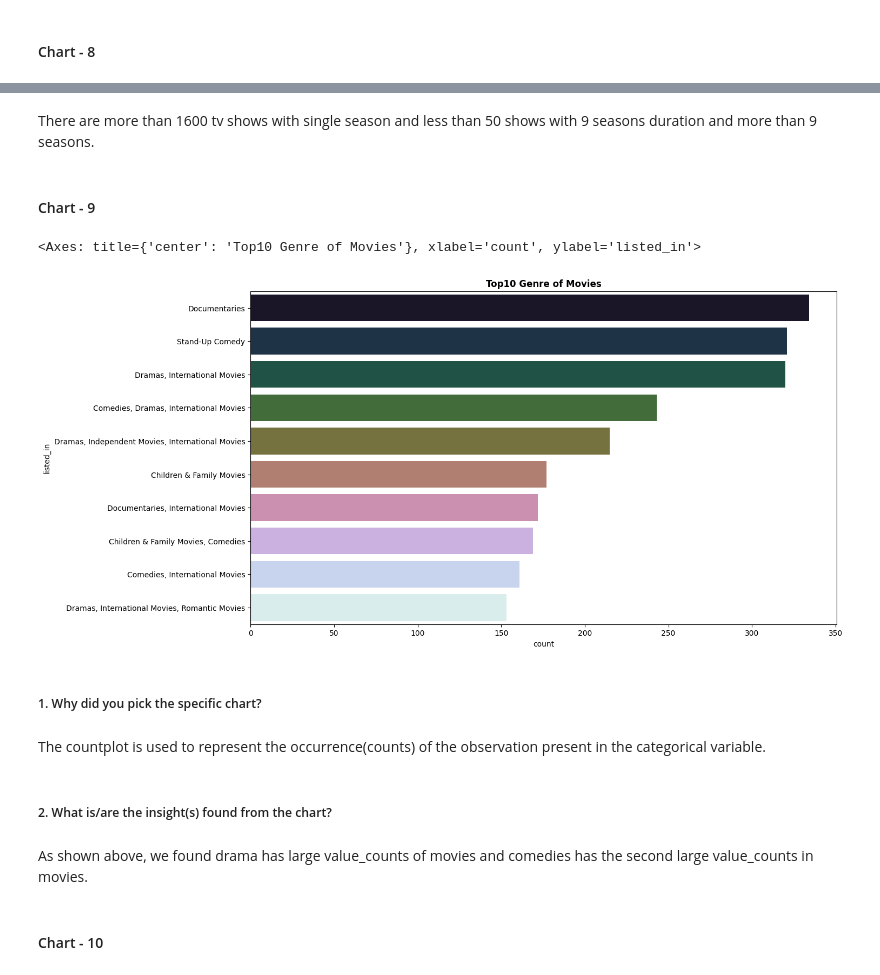
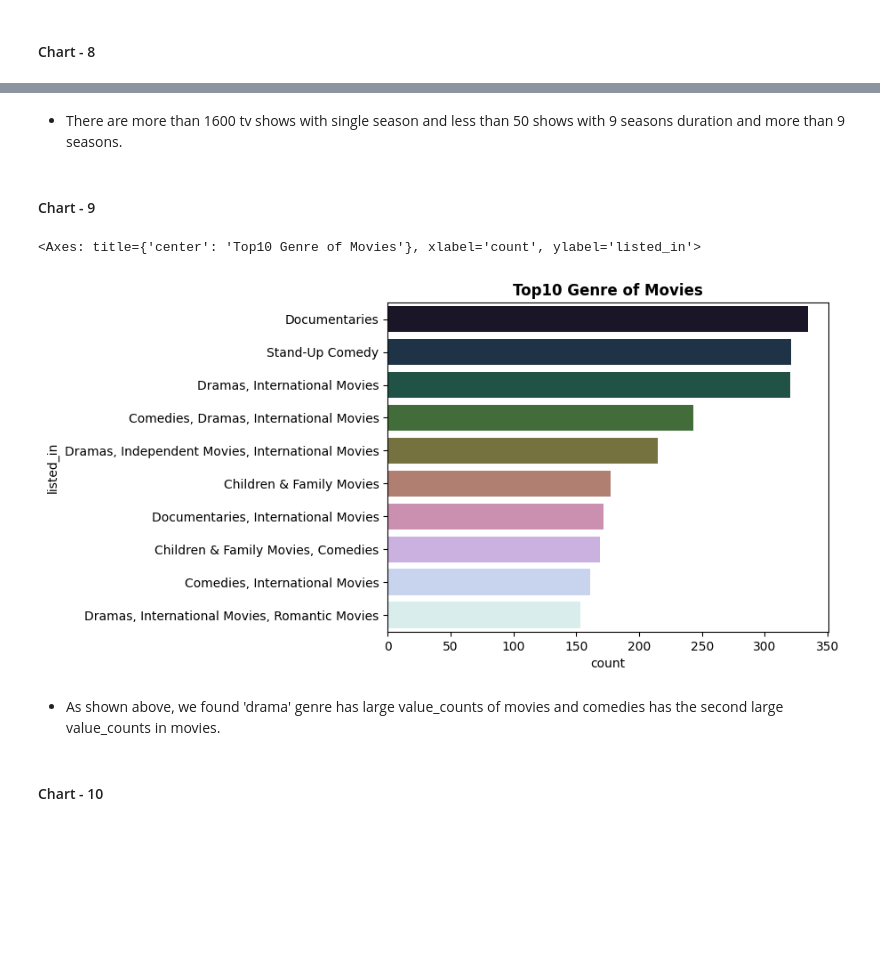
Before and after one commit to RahulI5/Netflix-Movies-and-TV-Shows-Clustering, a Jupyter notebook: Netflix_Movies_and_TV_Shows_Clustering.ipynb, the cells around one changed output, grey strips where cells are left out. Drawn from its saved outputs; the diff is of its cells as text; code cells hidden in the pictures; blank space fills up the shorter version.

```diff
--- a/Netflix_Movies_and_TV_Shows_Clustering.ipynb
+++ b/Netflix_Movies_and_TV_Shows_Clustering.ipynb
@@ -458,23 +415,16 @@ A bar chart is a statistical approach to represent given data using vertical and
 # %% [markdown]
-There are more than 1600 tv shows with single season and less than 50 shows with 9 seasons duration and more than 9 seasons.
+* There are more than 1600 tv shows with single season and less than 50 shows with 9 seasons duration and more than 9 seasons.
 # %% [markdown]
 #### Chart - 9
 # %%
 # Chart - 9 visualization code
-plt.figure(figsize=(14,8))
 plt.title('Top10 Genre of Movies',fontweight="bold")
 sns.countplot(y=movies['listed_in'],data=movies,order=movies['listed_in'].value_counts().index[0:10],palette="cubehelix")
 # %% [output]
 <Axes: title={'center': 'Top10 Genre of Movies'}, xlabel='count', ylabel='listed_in'>
-[figure, old version]
+[figure, new version]
-# %% [markdown]
-##### 1. Why did you pick the specific chart?
-# %% [markdown]
-The countplot is used to represent the occurrence(counts) of the observation present in the categorical variable.
-# %% [markdown]
-##### 2. What is/are the insight(s) found from the chart?
 # %% [markdown]
-As shown above, we found drama has large value_counts of movies and comedies has the second large value_counts in movies.
+* As shown above, we found 'drama' genre has large value_counts of movies and comedies has the second large value_counts in movies.
 # %% [markdown]
 #### Chart - 10
 # %%
```
Also changed, not shown: parts of 120 cells of this notebook.
